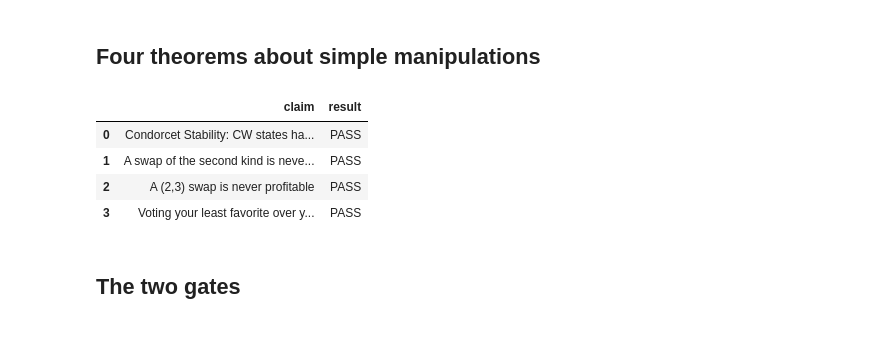
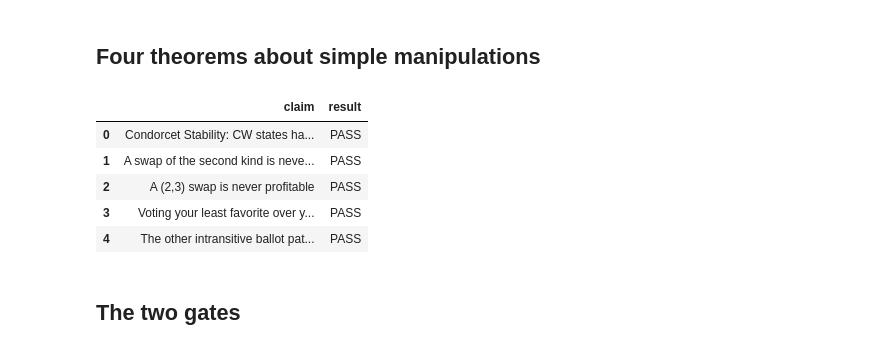
Before and after one commit to eigentaylor/eigentaylor.github.io, a Jupyter notebook: assets/jupyter/better_choices_verification.ipynb, the cells around one changed output. Saved outputs shown, nothing was run; the diff lists cells and outputs as text; code cells hidden in the pictures.

```diff
--- a/assets/jupyter/better_choices_verification.ipynb
+++ b/assets/jupyter/better_choices_verification.ipynb
@@ -121,33 +121,50 @@ check('Condorcet Stability: CW states have no profitable simple manipulation', l
 
 # Corollary: a swap of the second kind (reversing the smallest matchup) is
 # never profitable
 v = [(s, o) for s in STATES for o in permutations(CANDS)
      if achievable(s, '(0,1)', o) and prefers(o, winner(swap01(s)), winner(s))]
 check('A swap of the second kind is never profitable', len(v) == 0)
 
 # Lemma: a (2,3) swap (the two widest matchups) is never profitable for n=3
 v = [(s, o) for s in STATES for o in permutations(CANDS)
      if achievable(s, '(2,3)', o) and prefers(o, winner(swap23(s)), winner(s))]
 check('A (2,3) swap is never profitable', len(v) == 0)
 
 # Corollary: an intransitive, non-adjacent deviation (e.g. voting C>A while
 # sincerely A>B>C) is never profitable
 def flip_pair(P, pair):
     return tuple(((l, w) if frozenset((w, l)) == pair else (w, l)) for w, l in P)
 
 AC = frozenset(('A', 'C'))
 v = [s for s in STATES
      if next(w for w, l in s if frozenset((w, l)) == AC) == 'A'
      and prefers(('A', 'B', 'C'), winner(flip_pair(s, AC)), winner(s))]
 check('Voting your least favorite over your favorite is never profitable', len(v) == 0)
 
+# Corollary (Voting intransitively): a coalition sincerely preferring
+# A>B>C can cast a genuinely cyclic ballot (not a valid ranking) in exactly
+# two ways: flip only A>C (the check above -- ballot A>B, B>C, C>A), or flip
+# both A>B and B>C at once (ballot B>A, C>B, A>C, the mirror cycle). Neither
+# is ever profitable, so an intransitive ballot never helps a transitive
+# voter -- despite the system allowing it, unlike a typical ranked ballot.
+def flip_pairs(P, pairs):
+    return tuple(((l, w) if frozenset((w, l)) in pairs else (w, l)) for w, l in P)
+
+AB, BC = frozenset(('A', 'B')), frozenset(('B', 'C'))
+v = [s for s in STATES
+     if next(w for w, l in s if frozenset((w, l)) == AB) == 'A'
+     and next(w for w, l in s if frozenset((w, l)) == BC) == 'B'
+     and prefers(('A', 'B', 'C'), winner(flip_pairs(s, {AB, BC})), winner(s))]
+check('The other intransitive ballot pattern (bury both A>B and B>C at once) is never profitable', len(v) == 0)
+
 pd.DataFrame(results, columns=['claim', 'result'])
 # %% [output]
 |  | claim | result |
 | 0 | Condorcet Stability: CW states ha... | PASS |
 | 1 | A swap of the second kind is neve... | PASS |
 | 2 | A (2,3) swap is never profitable | PASS |
 | 3 | Voting your least favorite over y... | PASS |
+| 4 | The other intransitive ballot pat... | PASS |
 # %% [markdown]
 ## The two gates
 # %%
```
Also changed, not shown: parts of 6 cells of this notebook.
